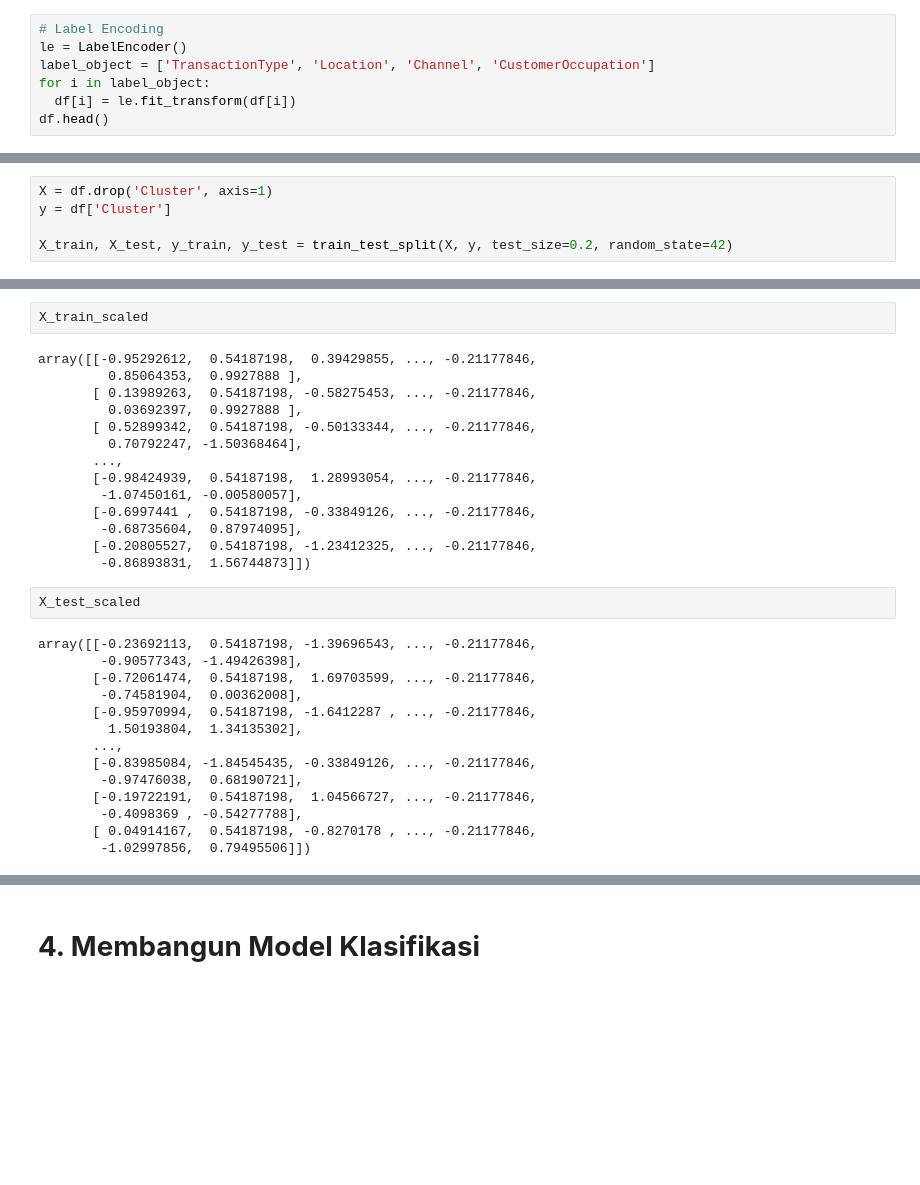
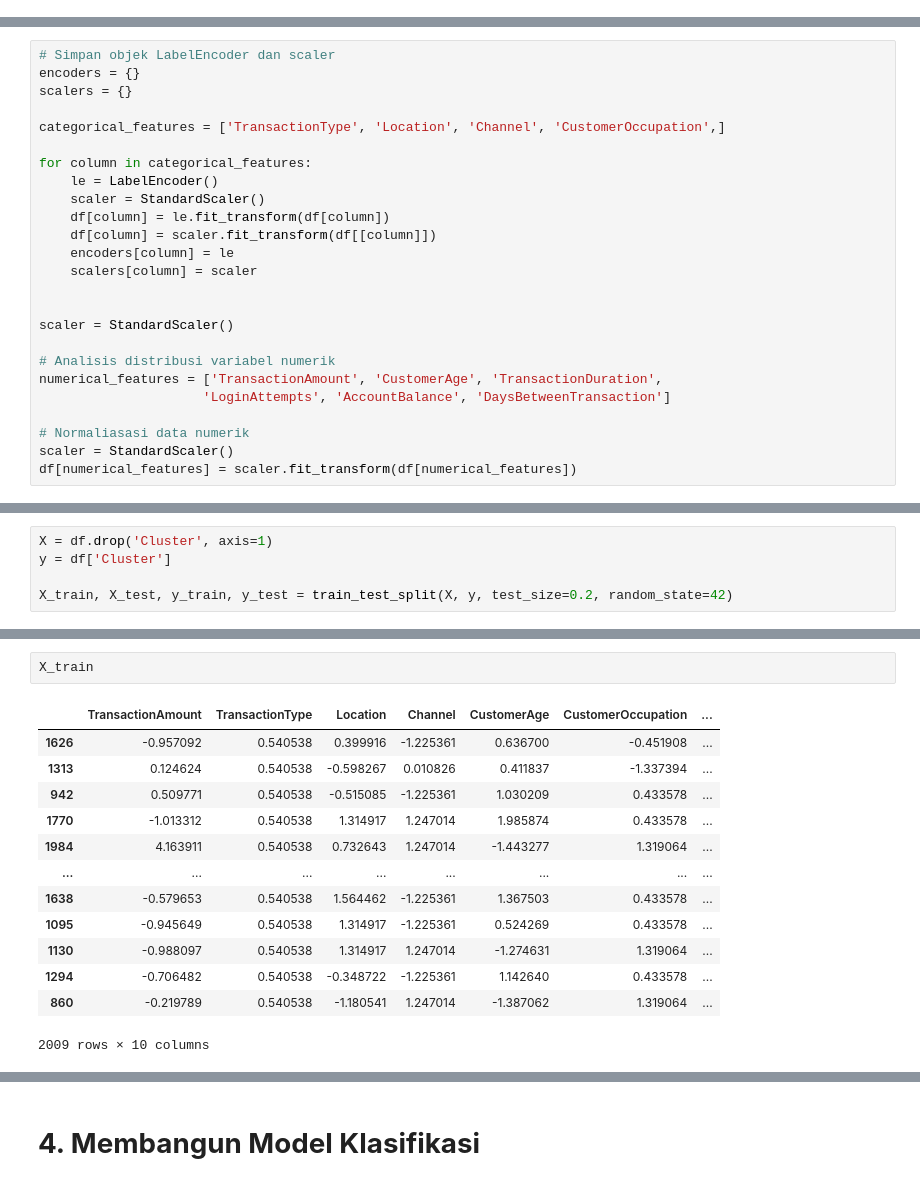
Before and after one commit to FendyDeveloper/Bank-Transaction-Dataset-for-Fraud-Detection, a Jupyter notebook: [Klasifikasi]_Submission_Akhir_BMLP_Fendy_Rahmat.ipynb, the cells around one changed output, grey strips where cells are left out. Drawn from its saved outputs; the diff is of its cells as text; blank space fills up the shorter version.

```diff
--- a/[Klasifikasi]_Submission_Akhir_BMLP_Fendy_Rahmat.ipynb
+++ b/[Klasifikasi]_Submission_Akhir_BMLP_Fendy_Rahmat.ipynb
@@ -70,10 +66,3 @@ Data columns (total 11 columns):
  10  Cluster                 2512 non-null   int64
 dtypes: float64(6), int64(1), object(4)
 memory usage: 216.0+ KB
-# %%
-# Label Encoding
-le = LabelEncoder()
-label_object = ['TransactionType', 'Location', 'Channel', 'CustomerOccupation']
-for i in label_object:
-  df[i] = le.fit_transform(df[i])
-df.head()
@@ -86,0 +69,25 @@ df.head()
+# %%
+# Simpan objek LabelEncoder dan scaler
+encoders = {}
+scalers = {}
+
+categorical_features = ['TransactionType', 'Location', 'Channel', 'CustomerOccupation',]
+
+for column in categorical_features:
+    le = LabelEncoder()
+    scaler = StandardScaler()
+    df[column] = le.fit_transform(df[column])
+    df[column] = scaler.fit_transform(df[[column]])
+    encoders[column] = le
+    scalers[column] = scaler
+
+
+scaler = StandardScaler()
+
+# Analisis distribusi variabel numerik
+numerical_features = ['TransactionAmount', 'CustomerAge', 'TransactionDuration',
+                     'LoginAttempts', 'AccountBalance', 'DaysBetweenTransaction']
+
+# Normaliasasi data numerik
+scaler = StandardScaler()
+df[numerical_features] = scaler.fit_transform(df[numerical_features])
@@ -100,32 +112,16 @@ X_test_scaled = scaler.transform(X_test)
-# %%
-X_train_scaled
-# %% [output]
-array([[-0.95292612,  0.54187198,  0.39429855, ..., -0.21177846,
-         0.85064353,  0.9927888 ],
-       [ 0.13989263,  0.54187198, -0.58275453, ..., -0.21177846,
-         0.03692397,  0.9927888 ],
-       [ 0.52899342,  0.54187198, -0.50133344, ..., -0.21177846,
-         0.70792247, -1.50368464],
-       ...,
-       [-0.98424939,  0.54187198,  1.28993054, ..., -0.21177846,
-        -1.07450161, -0.00580057],
-       [-0.6997441 ,  0.54187198, -0.33849126, ..., -0.21177846,
-        -0.68735604,  0.87974095],
-       [-0.20805527,  0.54187198, -1.23412325, ..., -0.21177846,
-        -0.86893831,  1.56744873]])
-# %%
-X_test_scaled
-# %% [output]
-array([[-0.23692113,  0.54187198, -1.39696543, ..., -0.21177846,
-        -0.90577343, -1.49426398],
-       [-0.72061474,  0.54187198,  1.69703599, ..., -0.21177846,
-        -0.74581904,  0.00362008],
-       [-0.95970994,  0.54187198, -1.6412287 , ..., -0.21177846,
-         1.50193804,  1.34135302],
-       ...,
-       [-0.83985084, -1.84545435, -0.33849126, ..., -0.21177846,
-        -0.97476038,  0.68190721],
-       [-0.19722191,  0.54187198,  1.04566727, ..., -0.21177846,
-        -0.4098369 , -0.54277788],
-       [ 0.04914167,  0.54187198, -0.8270178 , ..., -0.21177846,
-        -1.02997856,  0.79495506]])
+# %%
+X_train
+# %% [output]
+|  | TransactionAmount | TransactionType | Location | Channel | CustomerAge | CustomerOccupation | ... |
+| 1626 | -0.957092 | 0.540538 | 0.399916 | -1.225361 | 0.636700 | -0.451908 | ... |
+| 1313 | 0.124624 | 0.540538 | -0.598267 | 0.010826 | 0.411837 | -1.337394 | ... |
+| 942 | 0.509771 | 0.540538 | -0.515085 | -1.225361 | 1.030209 | 0.433578 | ... |
+| 1770 | -1.013312 | 0.540538 | 1.314917 | 1.247014 | 1.985874 | 0.433578 | ... |
+| 1984 | 4.163911 | 0.540538 | 0.732643 | 1.247014 | -1.443277 | 1.319064 | ... |
+| ... | ... | ... | ... | ... | ... | ... | ... |
+| 1638 | -0.579653 | 0.540538 | 1.564462 | -1.225361 | 1.367503 | 0.433578 | ... |
+| 1095 | -0.945649 | 0.540538 | 1.314917 | -1.225361 | 0.524269 | 0.433578 | ... |
+| 1130 | -0.988097 | 0.540538 | 1.314917 | 1.247014 | -1.274631 | 1.319064 | ... |
+| 1294 | -0.706482 | 0.540538 | -0.348722 | -1.225361 | 1.142640 | 0.433578 | ... |
+| 860 | -0.219789 | 0.540538 | -1.180541 | 1.247014 | -1.387062 | 1.319064 | ... |
+2009 rows × 10 columns
```
Also changed, not shown: parts of 23 cells of this notebook.
